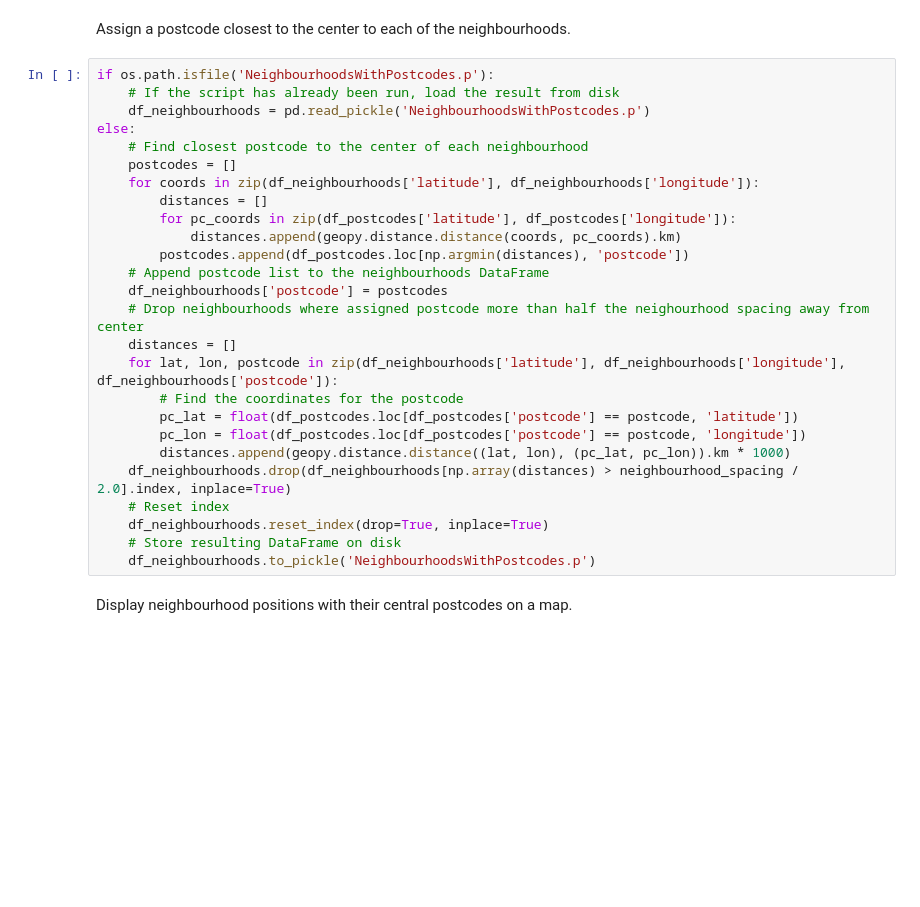
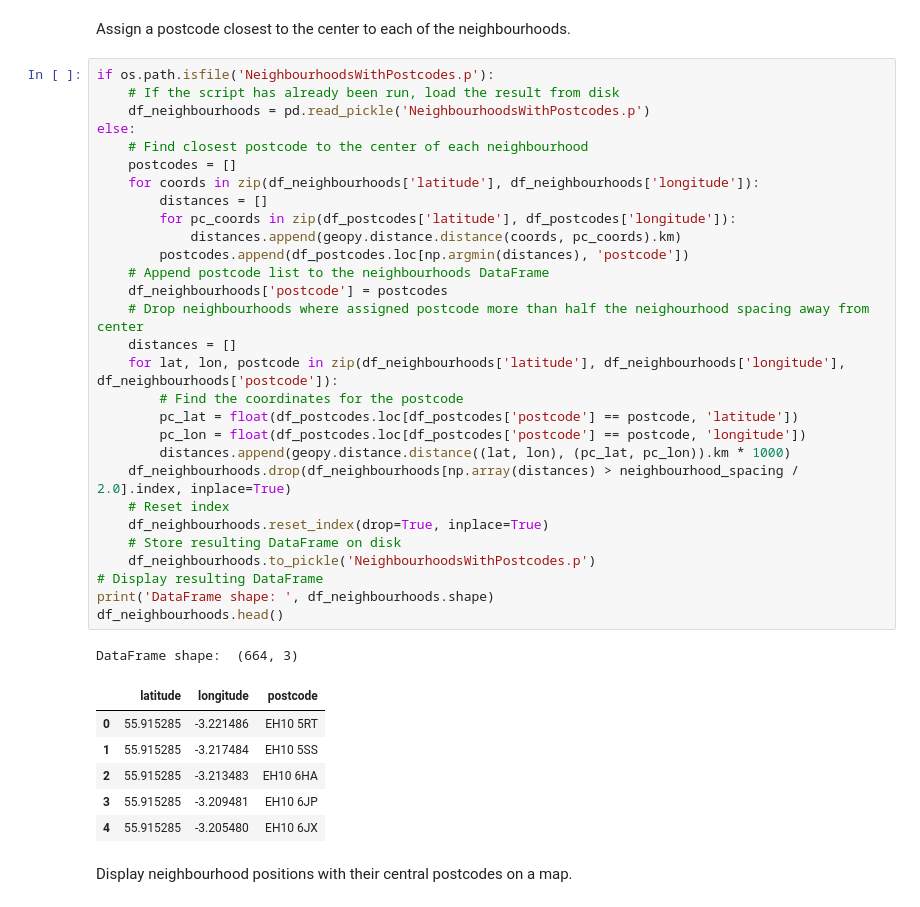
Before and after one commit to sanntann/Coursera_Capstone, a Jupyter notebook: WhereToBuyInEdinburgh.ipynb, the cells around one changed output. Saved outputs shown, nothing was run; the diff lists cells and outputs as text; blank space fills up the shorter version.

```diff
--- a/WhereToBuyInEdinburgh.ipynb
+++ b/WhereToBuyInEdinburgh.ipynb
@@ -132,29 +142,40 @@ Assign a postcode closest to the center to each of the neighbourhoods.
 # %%
 if os.path.isfile('NeighbourhoodsWithPostcodes.p'):
     # If the script has already been run, load the result from disk
     df_neighbourhoods = pd.read_pickle('NeighbourhoodsWithPostcodes.p')
 else:
     # Find closest postcode to the center of each neighbourhood
     postcodes = []
     for coords in zip(df_neighbourhoods['latitude'], df_neighbourhoods['longitude']):
         distances = []
         for pc_coords in zip(df_postcodes['latitude'], df_postcodes['longitude']):
             distances.append(geopy.distance.distance(coords, pc_coords).km)
         postcodes.append(df_postcodes.loc[np.argmin(distances), 'postcode'])
     # Append postcode list to the neighbourhoods DataFrame
     df_neighbourhoods['postcode'] = postcodes
     # Drop neighbourhoods where assigned postcode more than half the neighourhood spacing away from center
     distances = []
     for lat, lon, postcode in zip(df_neighbourhoods['latitude'], df_neighbourhoods['longitude'], df_neighbourhoods['postcode']):
         # Find the coordinates for the postcode
         pc_lat = float(df_postcodes.loc[df_postcodes['postcode'] == postcode, 'latitude'])
         pc_lon = float(df_postcodes.loc[df_postcodes['postcode'] == postcode, 'longitude'])
         distances.append(geopy.distance.distance((lat, lon), (pc_lat, pc_lon)).km * 1000)
     df_neighbourhoods.drop(df_neighbourhoods[np.array(distances) > neighbourhood_spacing / 2.0].index, inplace=True)
     # Reset index
     df_neighbourhoods.reset_index(drop=True, inplace=True)
     # Store resulting DataFrame on disk
     df_neighbourhoods.to_pickle('NeighbourhoodsWithPostcodes.p')
+# Display resulting DataFrame
+print('DataFrame shape: ', df_neighbourhoods.shape)
+df_neighbourhoods.head()
+# %% [output]
+DataFrame shape:  (664, 3)
+|  | latitude | longitude | postcode |
+| 0 | 55.915285 | -3.221486 | EH10 5RT |
+| 1 | 55.915285 | -3.217484 | EH10 5SS |
+| 2 | 55.915285 | -3.213483 | EH10 6HA |
+| 3 | 55.915285 | -3.209481 | EH10 6JP |
+| 4 | 55.915285 | -3.205480 | EH10 6JX |
 # %% [markdown]
 Display neighbourhood positions with their central postcodes on a map.
 # %%
```
Also changed, not shown: parts of 18 cells of this notebook, 1 other file.
